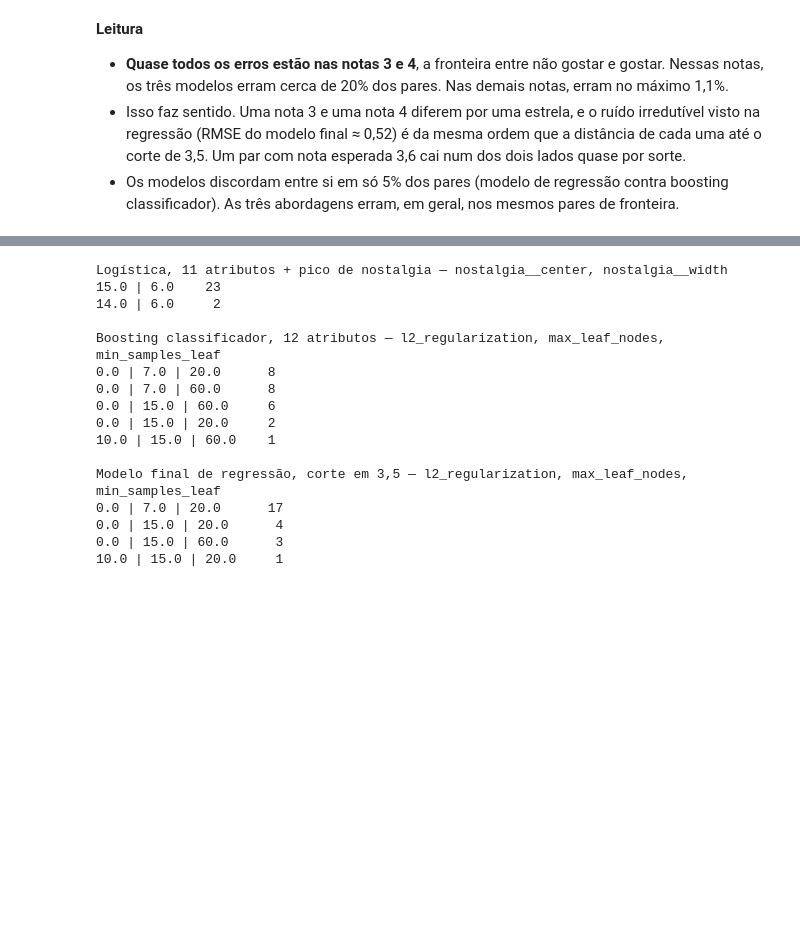
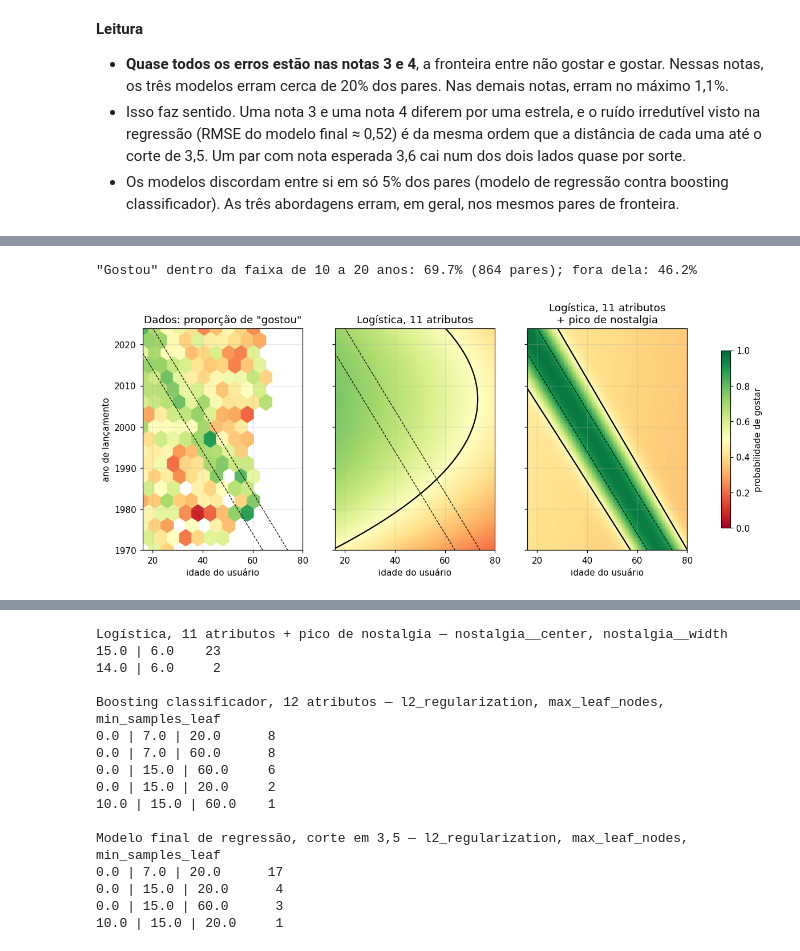
Before and after one commit to Robootic/movie-rating-prediction, a Jupyter notebook: notebooks/14_classificacao_opcional.ipynb, the cells around one changed output, grey strips where cells are left out. Saved outputs shown, nothing was run; the diff lists cells and outputs as text; code cells hidden in the pictures; blank space fills up the shorter version.

```diff
--- a/notebooks/14_classificacao_opcional.ipynb
+++ b/notebooks/14_classificacao_opcional.ipynb
@@ -191,0 +200,53 @@ display(table.style.format({c: '{:.1%}' for c in shown}))
+# %%
+import sys
+import warnings
+from sklearn.linear_model import LogisticRegression
+from sklearn.pipeline import Pipeline
+from sklearn.preprocessing import StandardScaler
+if str(ROOT) not in sys.path:
+    sys.path.insert(0, str(ROOT))
+from src.final_submission import FEATURES, FINAL_FEATURES, REFERENCE_YEAR, add_features
+from src.nostalgia_test import NostalgiaBump
+
+warnings.filterwarnings('ignore', message='.*encountered in matmul', category=RuntimeWarning)
+frame = add_features(pd.read_csv(ROOT / 'data' / 'train.csv'))
+target = (frame['stars'] >= 4).astype(int).to_numpy()
+band = frame['age_at_release'].between(10, 20)
+print(f'"Gostou" dentro da faixa de 10 a 20 anos: {target[band].mean():.1%} ({band.sum()} pares); '
+      f'fora dela: {target[~band].mean():.1%}')
+
+def logistic(bump):
+    steps = [('nostalgia', NostalgiaBump(center=15, width=6))] if bump else []
+    return Pipeline(steps + [('scale', StandardScaler()),
+                             ('model', LogisticRegression(penalty=None, max_iter=5000))])
+
+panels = {'Logística, 11 atributos': (FEATURES, logistic(False)),
+          'Logística, 11 atributos\n+ pico de nostalgia': (FINAL_FEATURES, logistic(True))}
+
+ages, years = np.meshgrid(np.linspace(16, 80, 161), np.linspace(1970, 2024, 136))
+plane = pd.DataFrame([frame[FINAL_FEATURES].median()] * ages.size).reset_index(drop=True)
+plane['age'] = ages.ravel()
+plane['release_year_scaled'] = (years.ravel() - 2000) / 10
+plane['release_year_squared'] = plane['release_year_scaled'] ** 2
+plane['age_at_release'] = plane['age'] - (REFERENCE_YEAR - years.ravel())
+
+fig, axes = plt.subplots(1, 3, figsize=(14, 4.6), sharey=True)
+axes[0].hexbin(frame['age'], frame['release_year'], C=target, reduce_C_function=np.mean,
+               gridsize=(13, 9), cmap='RdYlGn', vmin=0, vmax=1, mincnt=8, extent=(16, 80, 1970, 2024))
+axes[0].set_title('Dados: proporção de "gostou"')
+for ax, (name, (columns, model)) in zip(axes[1:], panels.items()):
+    model.fit(frame[columns].to_numpy(dtype=float), target)
+    p = model.predict_proba(plane[columns].to_numpy(dtype=float))[:, 1].reshape(ages.shape)
+    mesh = ax.pcolormesh(ages, years, p, cmap='RdYlGn', vmin=0, vmax=1, shading='auto')
+    ax.contour(ages, years, p, levels=[0.5], colors='k', linewidths=1.5)
+    ax.set_title(name)
+for ax in axes:
+    for k in (10, 20):
+        ax.plot(ages[0], REFERENCE_YEAR - ages[0] + k, 'k--', lw=0.8)
+    ax.set(xlim=(16, 80), ylim=(1970, 2024), xlabel='idade do usuário')
+axes[0].set_ylabel('ano de lançamento')
+fig.colorbar(mesh, ax=axes, shrink=0.8, label='probabilidade de gostar')
+plt.show()
+# %% [output]
+"Gostou" dentro da faixa de 10 a 20 anos: 69.7% (864 pares); fora dela: 46.2%
+[figure, added]
```
Also changed, not shown: parts of 4 cells of this notebook, 1 other file.
